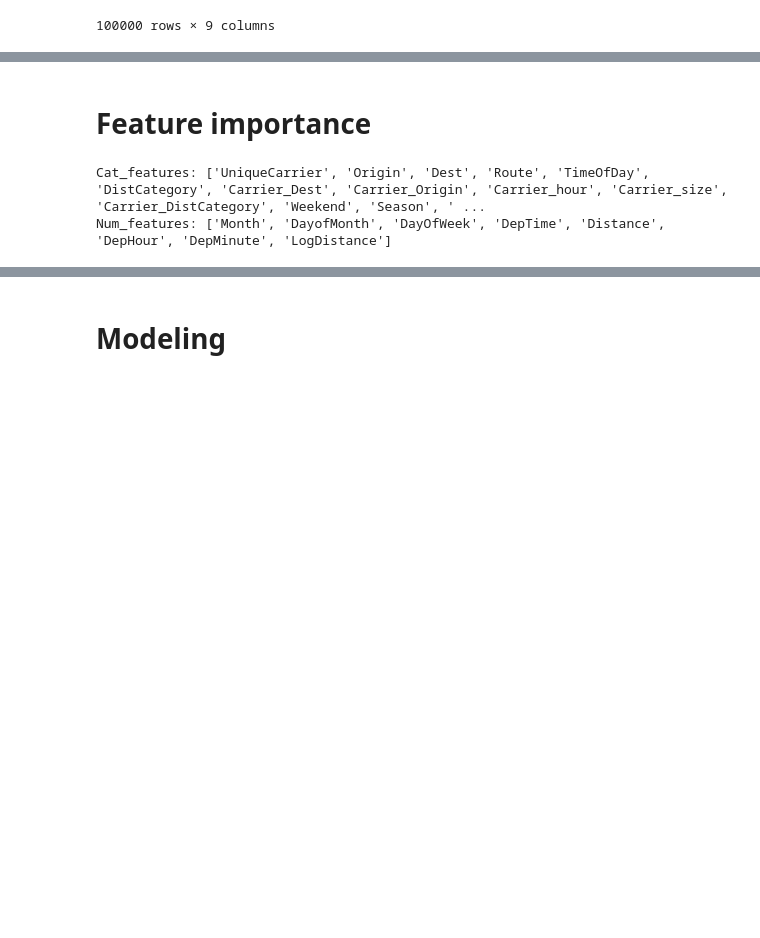
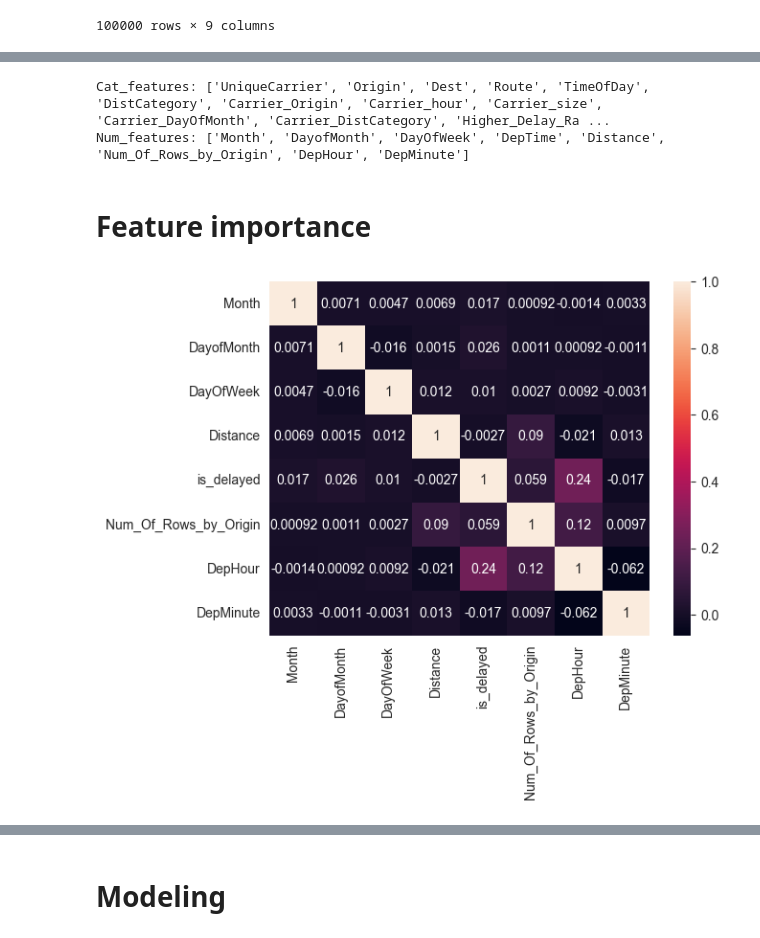
Before and after one commit to ArtsiomShatsernik/projects, a Jupyter notebook: flight_delays/flight_delay.ipynb, the cells around one changed output, grey strips where cells are left out. Cells and saved outputs as stored; diff of their text form; code cells hidden in the pictures; blank space fills up the shorter version.

```diff
--- a/flight_delays/flight_delay.ipynb
+++ b/flight_delays/flight_delay.ipynb
@@ -271,2 +295,17 @@ test.drop(["is_delayed"], axis=1, inplace=True)
+# %%
+train_new = full_df.iloc[:100000].copy(deep=True)
+test_new = full_df.iloc[100000:].copy(deep=True)
+test_new.drop(["is_delayed"], axis=1, inplace=True)
+
+X_train, y_train = train_new.drop(["is_delayed"], axis=1), train_new["is_delayed"]
+
+# categorical and numerical features
+cat_features = list(X_train.columns[X_train.dtypes == "object"])
+print(f"Cat_features: {cat_features}")
+num_features = list(X_train.columns[X_train.dtypes != "object"])
+print(f"Num_features: {num_features}")
+# %% [output]
+Cat_features: ['UniqueCarrier', 'Origin', 'Dest', 'Route', 'TimeOfDay', 'DistCategory', 'Carrier_Origin', 'Carrier_hour', 'Carrier_size', 'Carrier_DayOfMonth', 'Carrier_DistCategory', 'Higher_Delay_Ra ...
+Num_features: ['Month', 'DayofMonth', 'DayOfWeek', 'DepTime', 'Distance', 'Num_Of_Rows_by_Origin', 'DepHour', 'DepMinute']
 # %% [markdown]
 # Feature importance
@@ -275,11 +312,7 @@ X_train, y_train = train.drop(["is_delayed"], axis=1), train["is_delayed"]
-# %%
-# categorical and numerical features
-cat_features = list(X_train.columns[X_train.dtypes == "object"])
-print(f"Cat_features: {cat_features}")
-num_features = list(X_train.columns[X_train.dtypes != "object"])
-print(f"Num_features: {num_features}")
-# %% [output]
-Cat_features: ['UniqueCarrier', 'Origin', 'Dest', 'Route', 'TimeOfDay', 'DistCategory', 'Carrier_Dest', 'Carrier_Origin', 'Carrier_hour', 'Carrier_size', 'Carrier_DistCategory', 'Weekend', 'Season', ' ...
-Num_features: ['Month', 'DayofMonth', 'DayOfWeek', 'DepTime', 'Distance', 'DepHour', 'DepMinute', 'LogDistance']
+# %%
+corr = train_new.corr(numeric_only=True)
+sns.heatmap(corr, annot=True);
+# %% [output]
+[figure, added]
 # %%
 # train and test split
```
Also changed, not shown: parts of 48 cells of this notebook.
